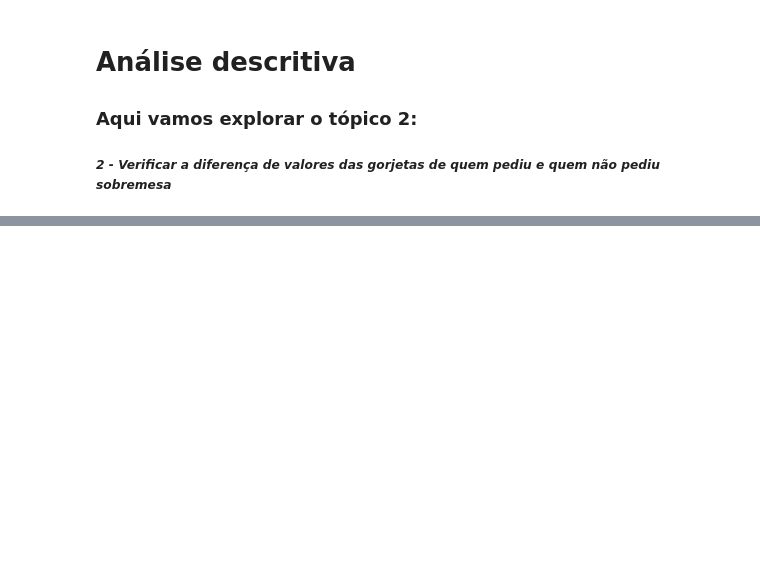
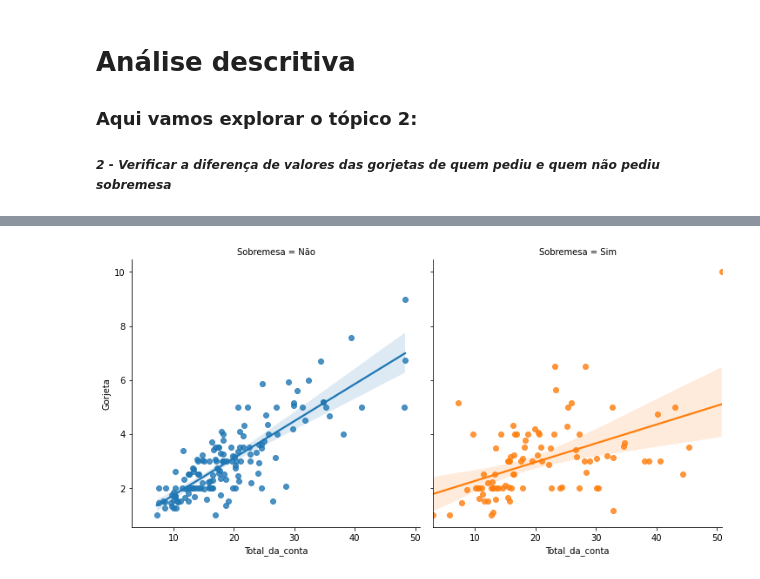
Before and after one commit to Olivierah/Data_Visualization, a Jupyter notebook: Seaborn_package_1.ipynb, the cells around one changed output, grey strips where cells are left out. Saved outputs shown, nothing was run; the diff lists cells and outputs as text; code cells hidden in the pictures; blank space fills up the shorter version.

```diff
--- a/Seaborn_package_1.ipynb
+++ b/Seaborn_package_1.ipynb
@@ -217,0 +276,6 @@ MI = sns.lmplot(x='Total_da_conta', y='Porcentagem(%)', data=dados)
+# %%
+# Abaixo temos um gráfico com a relação 'Total da compra' e 'Gorjeta'
+
+MI = sns.lmplot(x='Total_da_conta', y='Gorjeta', hue='Sobremesa', col= 'Sobremesa', data=dados)
+# %% [output]
+[figure, added]
```
Also changed, not shown: parts of 12 cells of this notebook.
